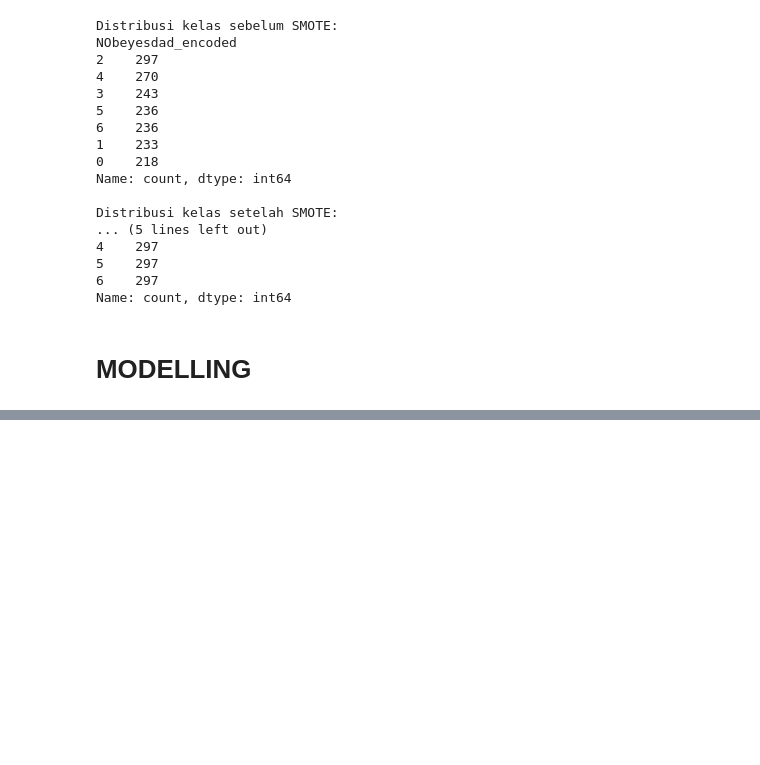
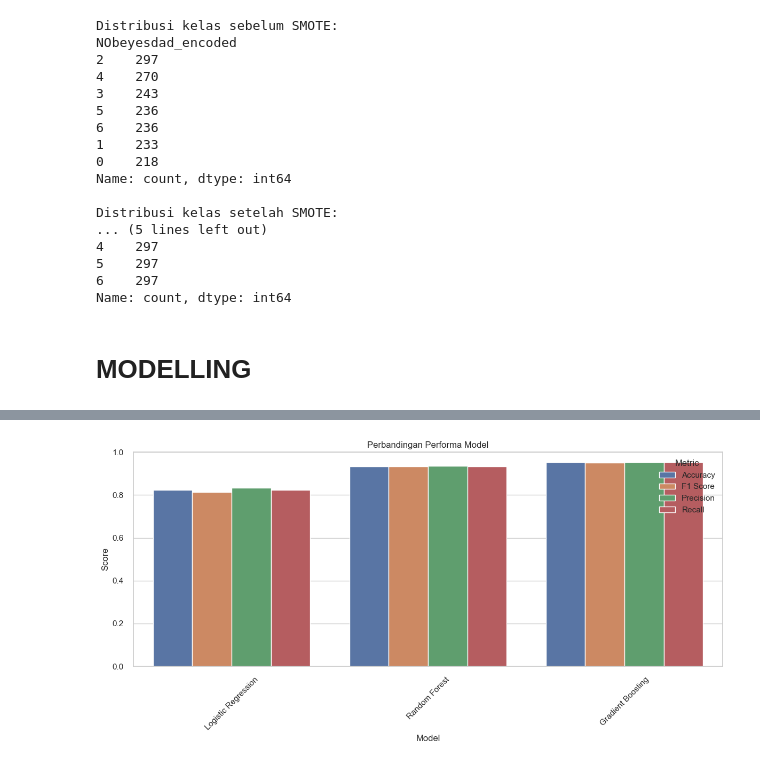
Before and after one commit to mehtapradnyatama/Capstone-Bengkod-DS01, a Jupyter notebook: capstone.ipynb, the cells around one changed output, grey strips where cells are left out. Cells and saved outputs as stored; diff of their text form; code cells hidden in the pictures; blank space fills up the shorter version.

```diff
--- a/capstone.ipynb
+++ b/capstone.ipynb
@@ -433,0 +500,12 @@ models = {
+# %%
+# Visualisasi perbandingan
+plt.figure(figsize=(12, 6))
+model_comparison_melted = model_comparison.melt(id_vars='Model', var_name='Metric', value_name='Score')
+sns.barplot(x='Model', y='Score', hue='Metric', data=model_comparison_melted)
+plt.title('Perbandingan Performa Model')
+plt.ylim(0, 1)
+plt.xticks(rotation=45)
+plt.tight_layout()
+plt.show()
+# %% [output]
+[figure, added]
```
Also changed, not shown: parts of 11 cells of this notebook.
